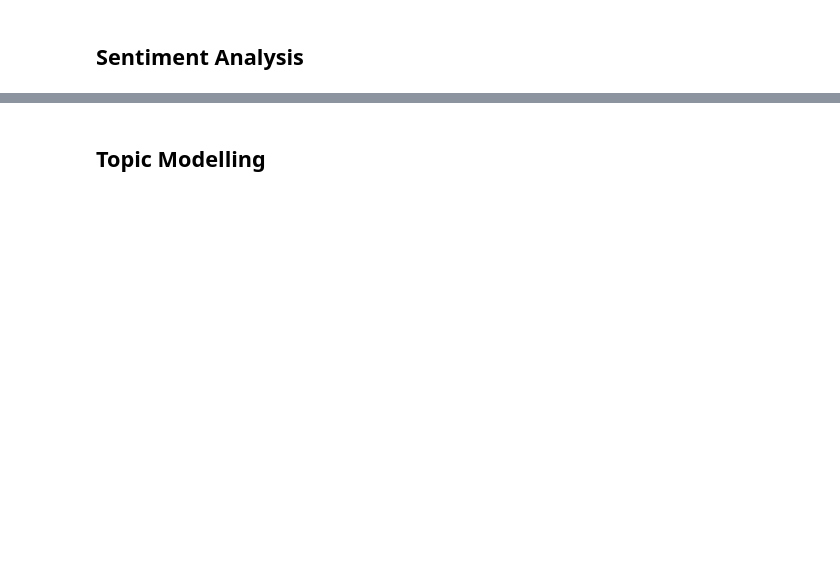
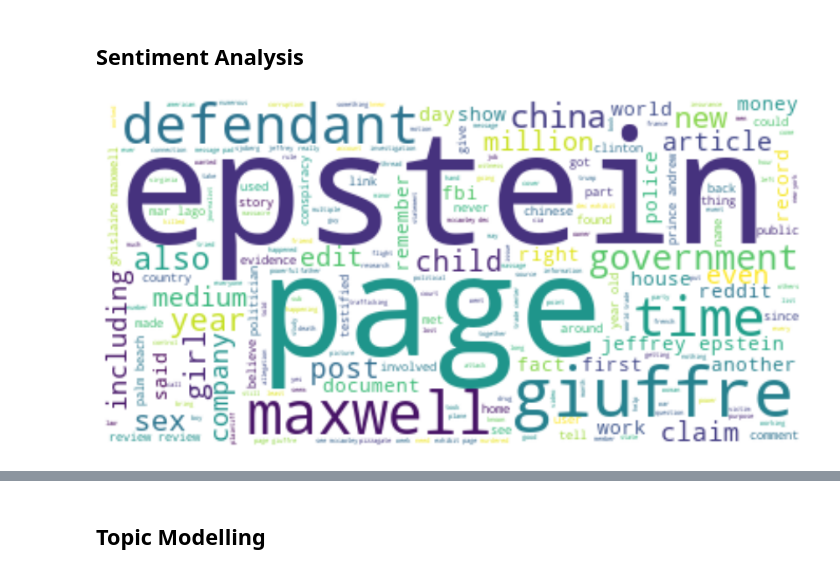
Before and after one commit to nszoni/reddit_conspiracy_theories, a Jupyter notebook: python/reddit_conspiracy_theories.ipynb, the cells around one changed output, grey strips where cells are left out. Saved outputs shown, nothing was run; the diff lists cells and outputs as text; code cells hidden in the pictures; blank space fills up the shorter version.

```diff
--- a/python/reddit_conspiracy_theories.ipynb
+++ b/python/reddit_conspiracy_theories.ipynb
@@ -95,3 +93,8 @@ body_data.timestamp = pd.to_datetime(body_data.timestamp).dt.date
+# %%
+#add words to stopword list
+stop_words = stopwords.words('english')
+stop_words.extend(['use', 'people', 'person', 'like', 'think', 'know', 'case', 'want',
+                   'mean', 'one', 'many', 'well', 'two', 'say', 'would', 'make', 'get', 'go', 'thing', 'much', ])
 # %%
 lemmatizer = WordNetLemmatizer()
 
@@ -225,2 +286,20 @@ sns.countplot(x='sentiment', hue='label', data=body_data)
 # %% [markdown]
 ## Sentiment Analysis
+# %%
+# Iterate through body column to join the text in all rows
+# filter for pre-covid data
+precovid_wc = body_data[body_data['label'] == 'precovid']
+body_words = ''
+for sentence in precovid_wc['cleaned']:
+    body_words += str(sentence) + ' '
+
+# Create and generate a word cloud image
+my_cloud = WordCloud(background_color='white', stopwords=stop_words, max_words=200).generate(body_words)
+
+# Display the generated wordcloud image
+plt.figure(figsize=(15,10))
+plt.imshow(my_cloud, interpolation='bilinear')
+plt.axis("off")
+plt.show()
+# %% [output]
+[figure, added]
```
Also changed, not shown: parts of 12 cells of this notebook.
